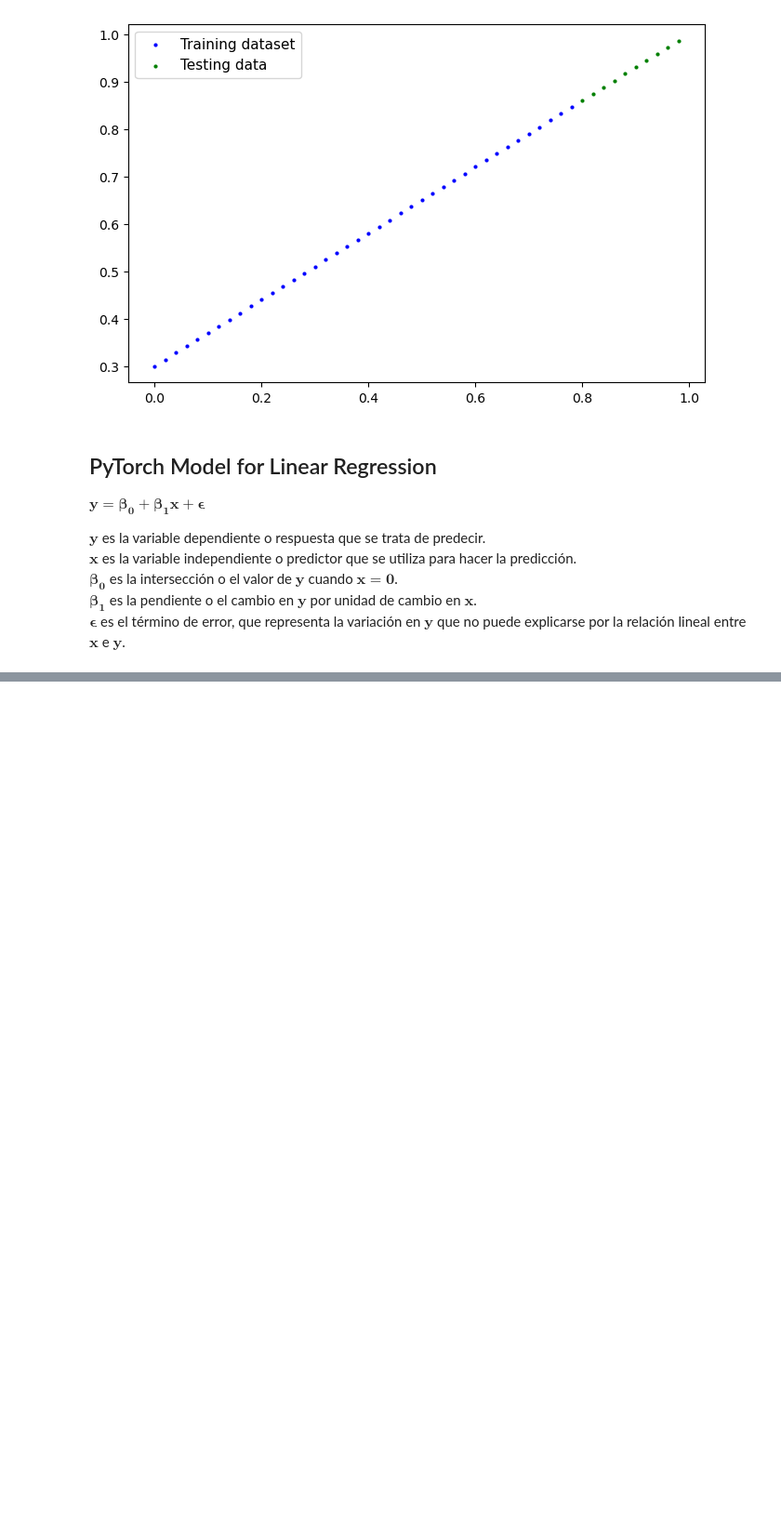
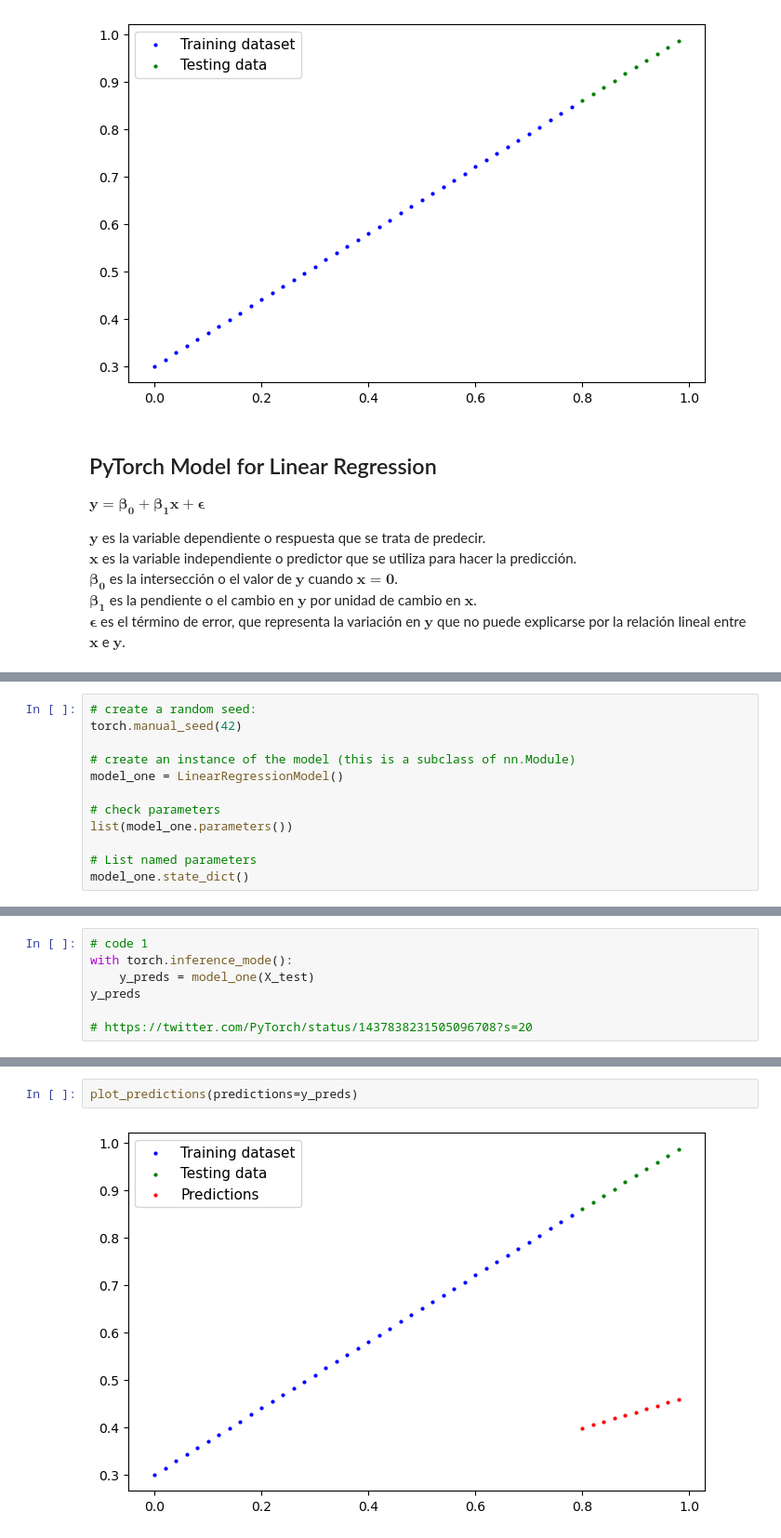
Before and after one commit to FerPicado/Machine-Learning-Bootcamp, a Jupyter notebook: Deep-Learning-PyTorch/PyTorch-for-Deep-Learning/src/index.ipynb, the cells around one changed output, grey strips where cells are left out. Shown at 93% size. Saved outputs shown, nothing was run; the diff lists cells and outputs as text; blank space fills up the shorter version.

```diff
--- a/Deep-Learning-PyTorch/PyTorch-for-Deep-Learning/src/index.ipynb
+++ b/Deep-Learning-PyTorch/PyTorch-for-Deep-Learning/src/index.ipynb
@@ -96,0 +118,12 @@ class LinearRegressionModel(nn.Module):
+# %%
+# create a random seed:
+torch.manual_seed(42)
+
+# create an instance of the model (this is a subclass of nn.Module)
+model_one = LinearRegressionModel()
+
+# check parameters
+list(model_one.parameters())
+
+# List named parameters
+model_one.state_dict()
@@ -96,0 +143,7 @@ class LinearRegressionModel(nn.Module):
+# %%
+# code 1
+with torch.inference_mode():
+    y_preds = model_one(X_test)
+y_preds
+
+# https://twitter.com/PyTorch/status/1437838231505096708?s=20
@@ -96,0 +161,4 @@ class LinearRegressionModel(nn.Module):
+# %%
+plot_predictions(predictions=y_preds)
+# %% [output]
+[figure, added]
```
Also changed, not shown: parts of 9 cells of this notebook.
